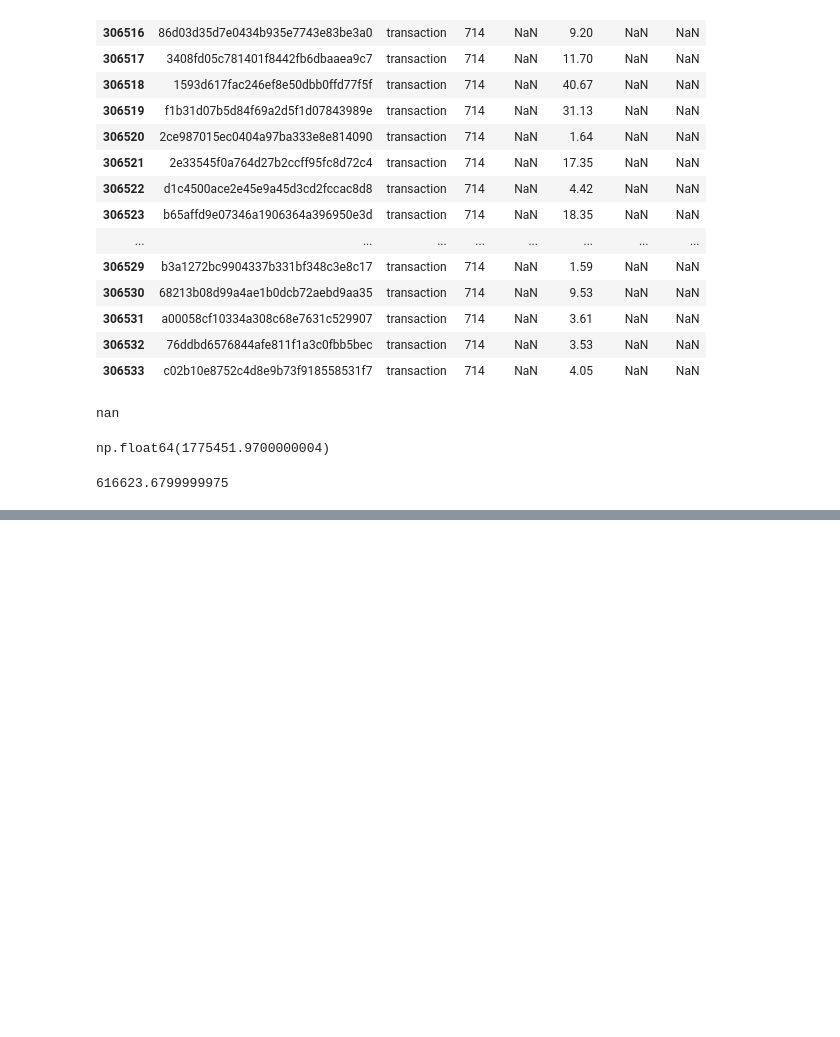
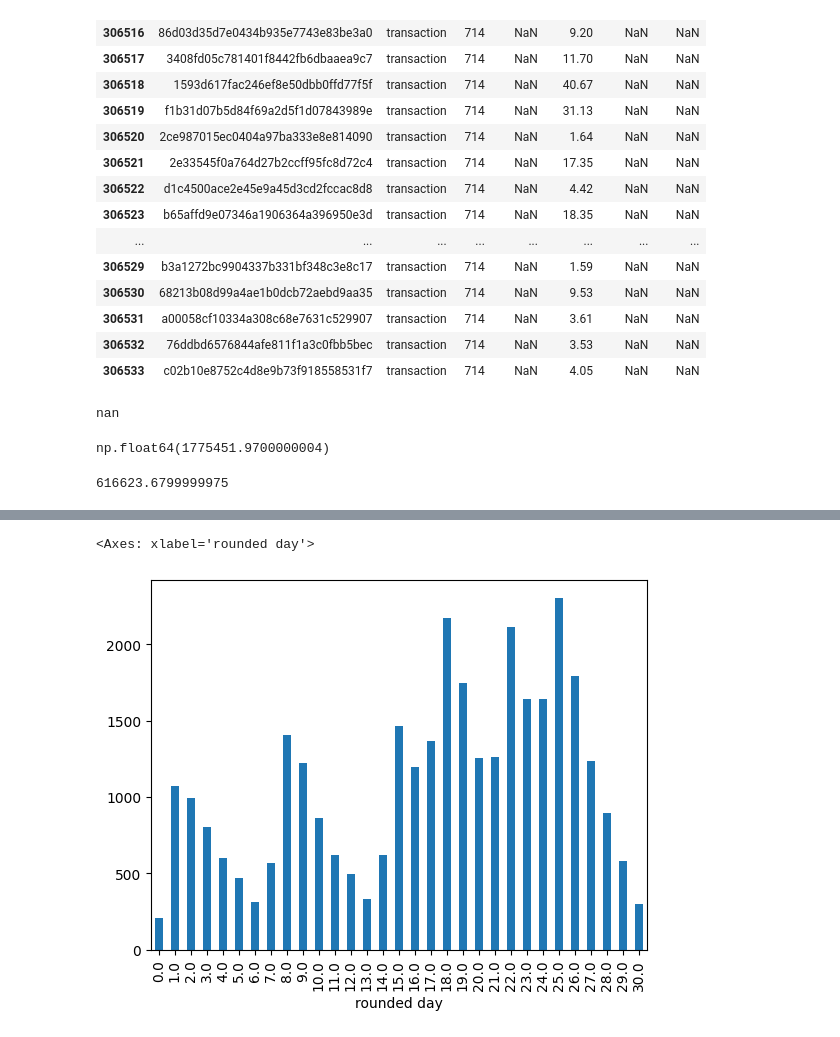
Before and after one commit to Koremm/Coffeeoffers, a Jupyter notebook: Coffee Offers Vscode.ipynb, the cells around one changed output, grey strips where cells are left out. Drawn from its saved outputs; the diff is of its cells as text; code cells hidden in the pictures; blank space fills up the shorter version.

Commit message:
Up to bar graph of completed offers per day

```diff
--- a/Coffee Offers Vscode.ipynb
+++ b/Coffee Offers Vscode.ipynb
@@ -156,0 +177,3 @@ events_trial['transactbeforeoffer'].sum()
+# %%
+events_trial['time(days)'] = events_trial['time']/24
+events_trial.head()
@@ -156,0 +210,3 @@ events_trial['transactbeforeoffer'].sum()
+# %%
+import numpy as np
+events_trial['rounded day'] = events_trial['time(days)'].apply(np.ceil)
@@ -156,0 +215,3 @@ events_trial['transactbeforeoffer'].sum()
+# %%
+completed_offers_filter = events_trial[events_trial['event'] == 'offer completed'].copy()
+completed_offers_filter
@@ -156,0 +232,3 @@ events_trial['transactbeforeoffer'].sum()
+# %%
+daily_count = completed_offers_filter.groupby('rounded day').size()
+daily_count
@@ -156,0 +253,5 @@ events_trial['transactbeforeoffer'].sum()
+# %%
+daily_count.plot(kind='bar')
+# %% [output]
+<Axes: xlabel='rounded day'>
+[figure, added]
```
Also changed, not shown: parts of 7 cells of this notebook.
